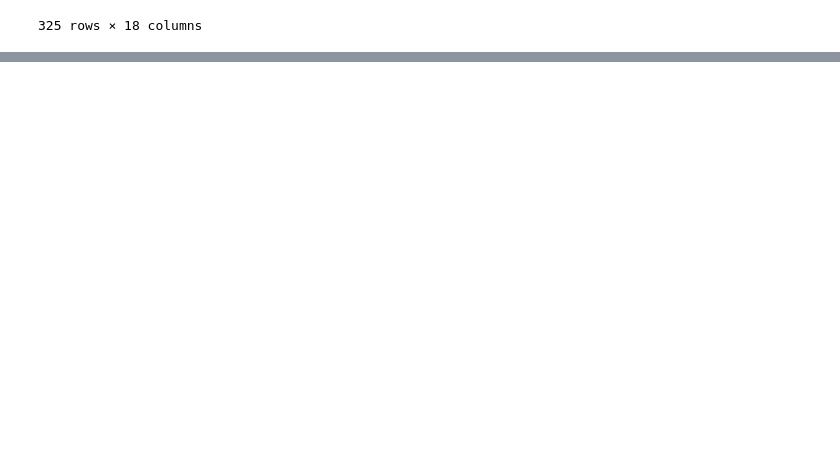
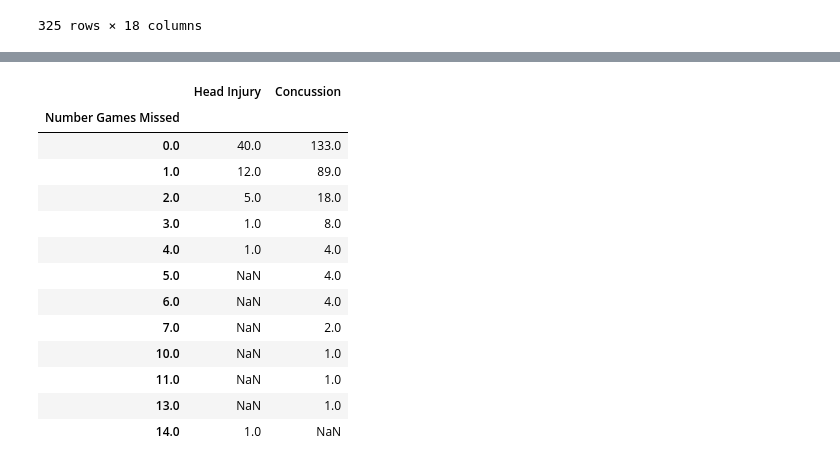
Before and after one commit to DunieCarrasco/nfl_concussion_analysis, a Jupyter notebook: games_missed.ipynb, the cells around one changed output, grey strips where cells are left out. Cells and saved outputs as stored; diff of their text form; code cells hidden in the pictures; blank space fills up the shorter version.

```diff
--- a/games_missed.ipynb
+++ b/games_missed.ipynb
@@ -42,0 +95,4 @@ plt.tight_layout()
+# %%
+games_missed_head=pd.DataFrame(head_injury["Games Missed"].value_counts())
+games_missed_head.index.name = 'Number Games Missed'
+games_missed_head
@@ -42,0 +112,4 @@ plt.tight_layout()
+# %%
+games_missed_concussion=pd.DataFrame(concussion["Games Missed"].value_counts())
+games_missed_concussion.index.name = 'Number Games Missed'
+games_missed_concussion
@@ -42,0 +130,20 @@ plt.tight_layout()
+# %%
+merge_df = pd.merge(games_missed_head, games_missed_concussion, on="Number Games Missed", how='outer')
+merge_df_sort=merge_df.sort_index()
+merge_df_sort=merge_df_sort.rename(columns={'Games Missed_x':'Head Injury', 'Games Missed_y':'Concussion'})
+merge_df_sort
+# %% [output]
+|  | Head Injury | Concussion |
+| Number Games Missed |  |  |
+| 0.0 | 40.0 | 133.0 |
+| 1.0 | 12.0 | 89.0 |
+| 2.0 | 5.0 | 18.0 |
+| 3.0 | 1.0 | 8.0 |
+| 4.0 | 1.0 | 4.0 |
+| 5.0 | NaN | 4.0 |
+| 6.0 | NaN | 4.0 |
+| 7.0 | NaN | 2.0 |
+| 10.0 | NaN | 1.0 |
+| 11.0 | NaN | 1.0 |
+| 13.0 | NaN | 1.0 |
+| 14.0 | 1.0 | NaN |
```
Also changed, not shown: parts of 12 cells of this notebook.
